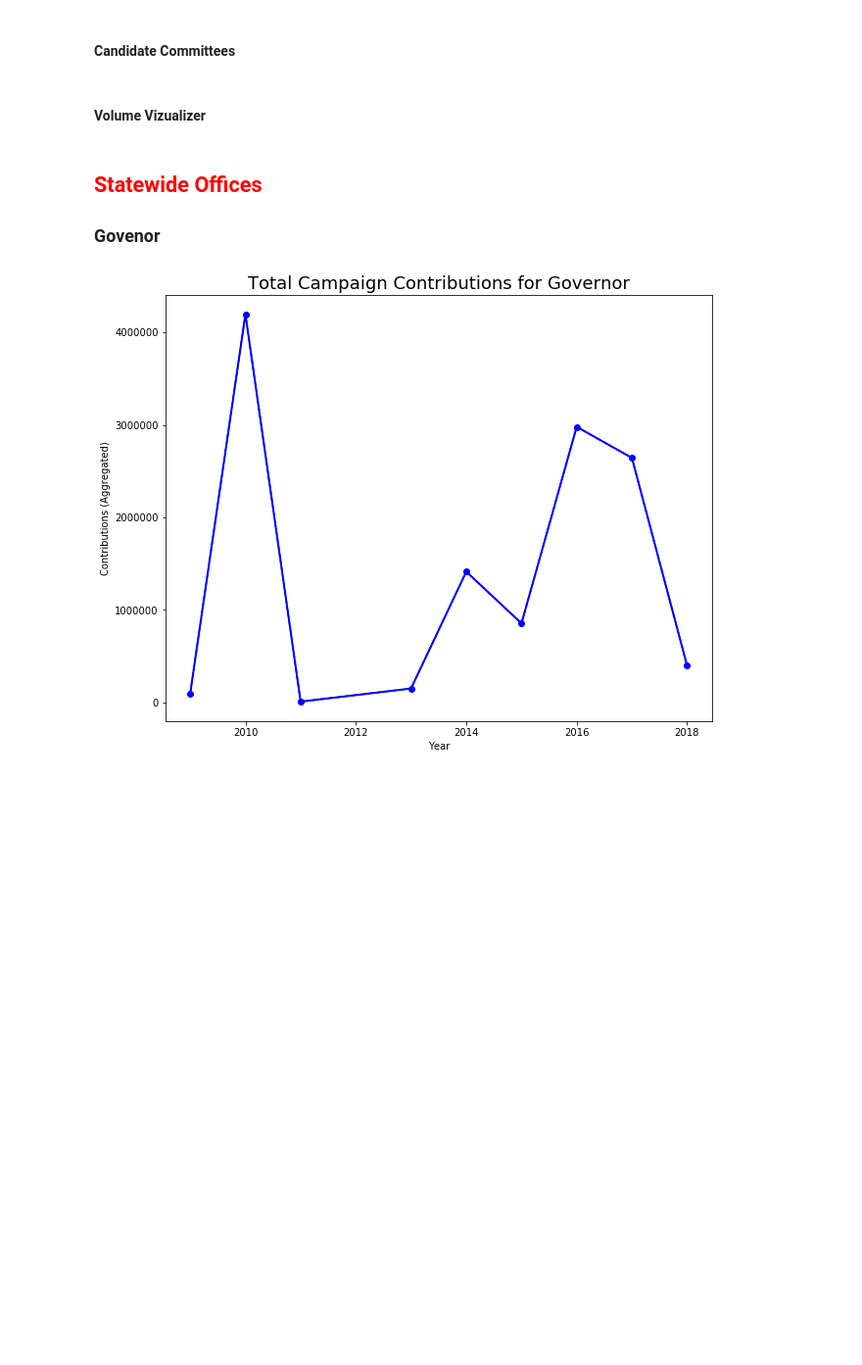
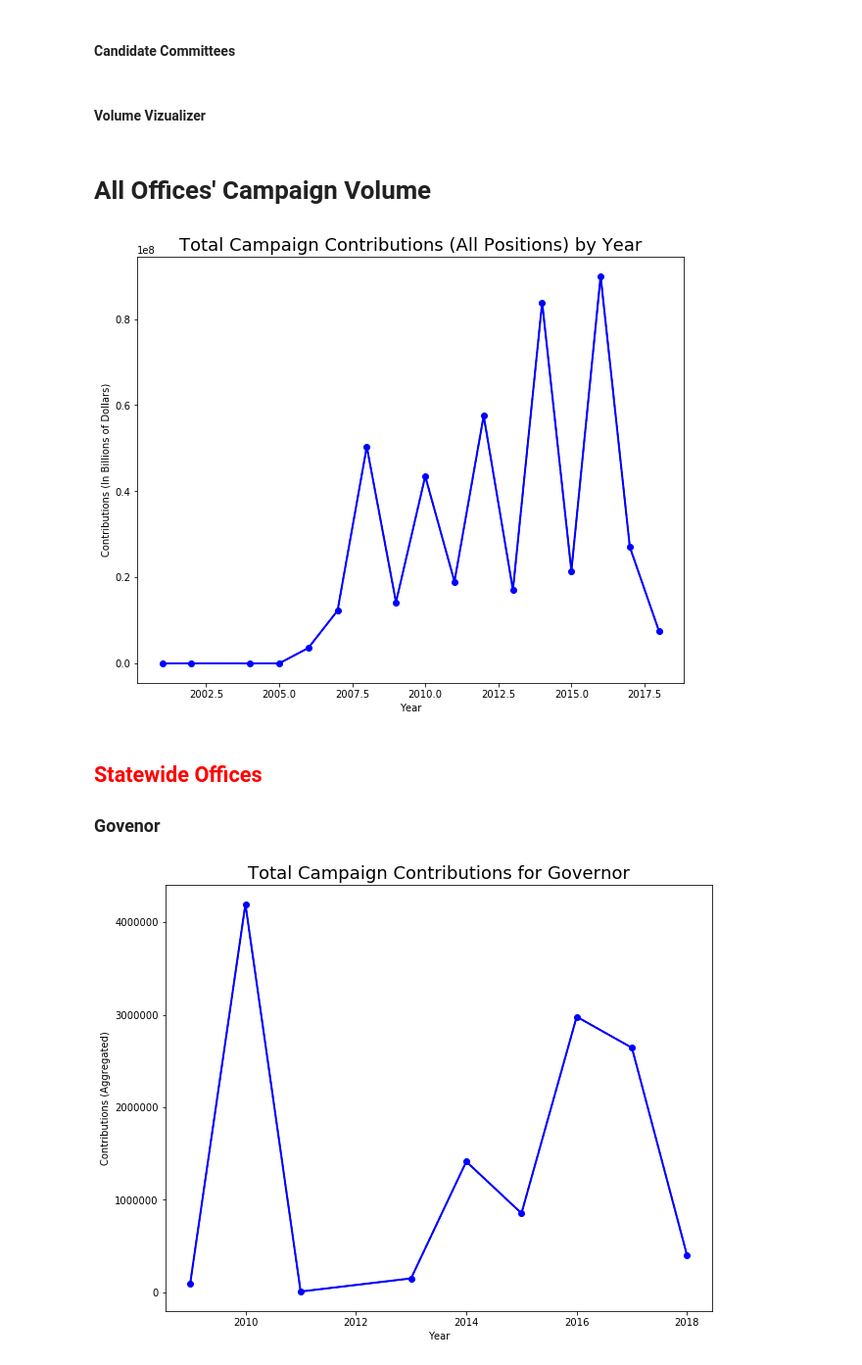
Before and after one commit to hackoregon/elections-2018, a Jupyter notebook: contribution_volumes/Campaign (Position) Contribution Volumes.ipynb, the cells around one changed output. Shown: that part at 98% size. Drawn from its saved outputs; the diff is of its cells as text; code cells hidden in the pictures; blank space fills up the shorter version.

Commit message:
Fixed subset (cash flow in records); added total contributions

```diff
--- a/contribution_volumes/Campaign (Position) Contribution Volumes.ipynb
+++ b/contribution_volumes/Campaign (Position) Contribution Volumes.ipynb
@@ -103,6 +115,27 @@ def volume_visualizer(position, region=''):
         xlabel = 'Year'
     )
     return plt.show()
+# %% [markdown]
+# All Offices' Campaign Volume
+# %%
+contributions = transactions[transactions['transaction_subtype'].isin(cash_flow_dict['in'])].copy()
+contributions['transaction_date'] = pd.to_datetime(contributions['transaction_date'], format='%m/%d/%Y')
+agg_amount = contributions['amount'].groupby(contributions['transaction_date'].dt.year).sum()
+x = agg_amount.index
+y = agg_amount
+
+fig = plt.figure(figsize=(10,8))
+ax = fig.add_subplot(111)
+ax.plot(x,y, color = 'blue', linewidth=2)
+ax.plot(y, '--bo')
+ax.set_title('Total Campaign Contributions (All Positions) by Year', fontsize=18)
+ax.set(
+    ylabel = 'Contributions (In Billions of Dollars)',
+    xlabel = 'Year'
+)
+plt.show()
+# %% [output]
+[figure, added]
 # %% [markdown]
 ## <font color = 'red'> Statewide Offices
 
```
Also changed, not shown: parts of 2 cells of this notebook.
